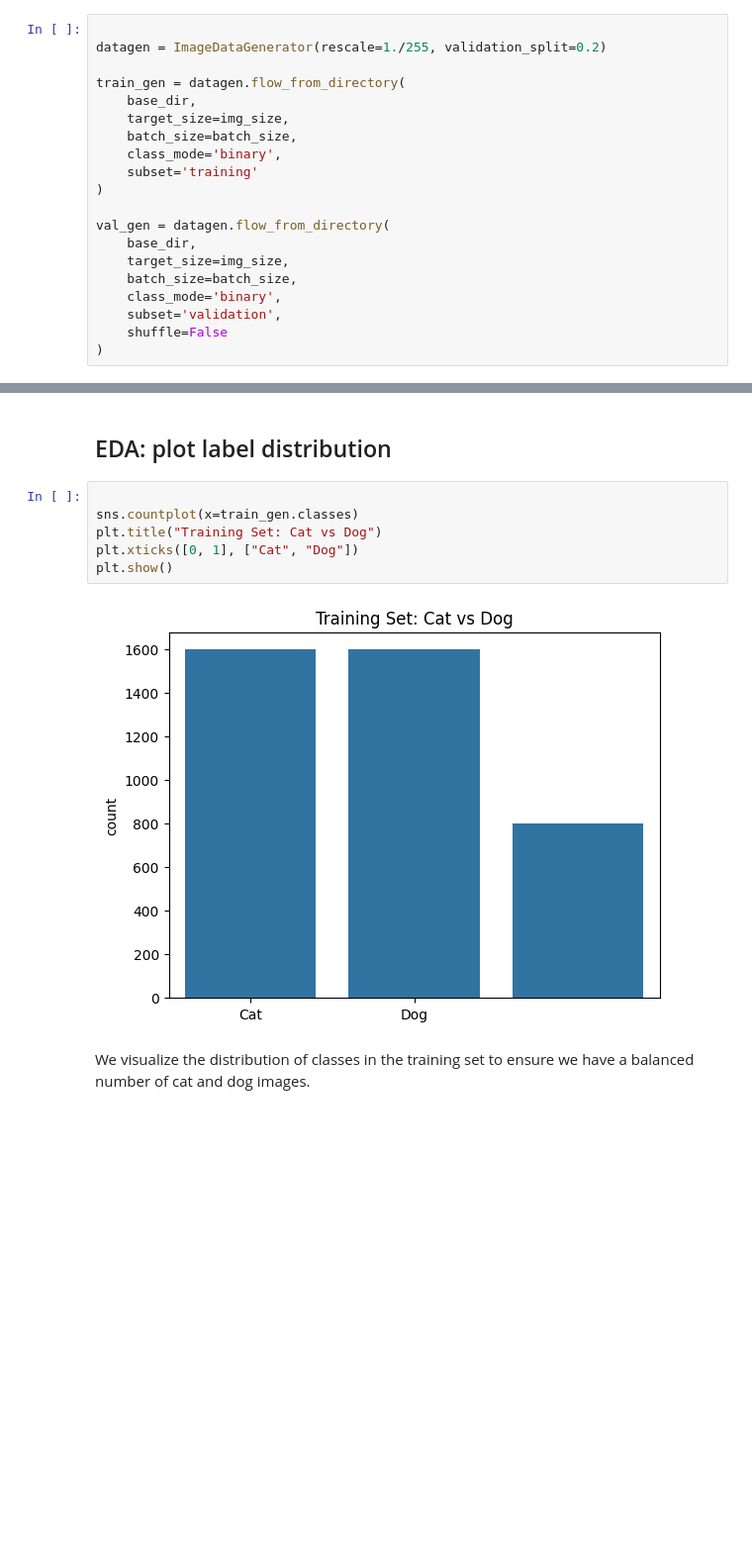
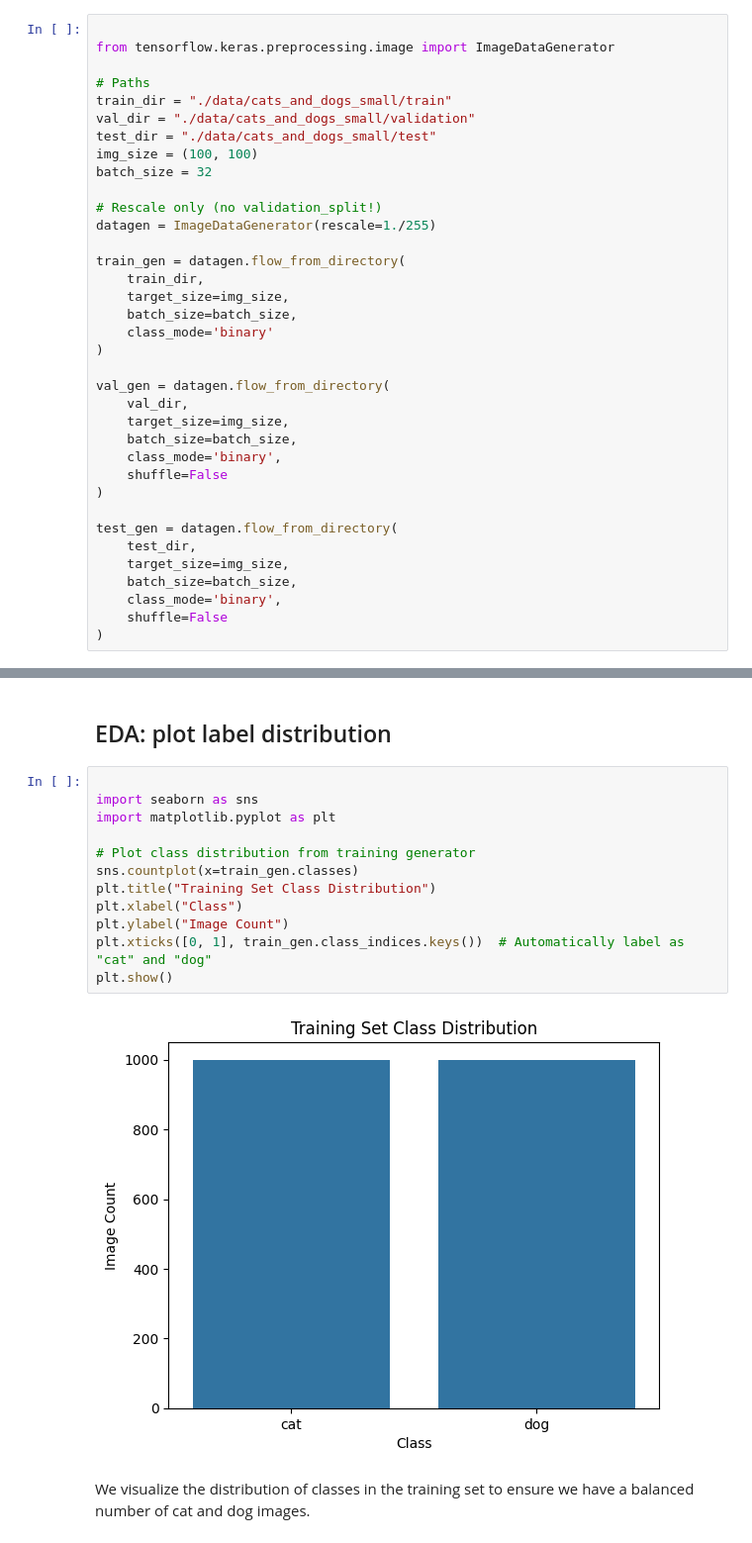
Before and after one commit to RehamAbuarqoub/Practical-Lab-3---Vanilla-CNN-and-Fine-Tune-VGG16, a Jupyter notebook: Lab 3.ipynb, the cells around one changed output, grey strips where cells are left out. Shown at 99% size. Drawn from its saved outputs; the diff is of its cells as text; blank space fills up the shorter version.

```diff
--- a/Lab 3.ipynb
+++ b/Lab 3.ipynb
@@ -165,22 +165,38 @@ This charts shows the images dimention distribution, this data has different siz
 # 3. Image preprocessing with generators
 # %%
 
-datagen = ImageDataGenerator(rescale=1./255, validation_split=0.2)
+from tensorflow.keras.preprocessing.image import ImageDataGenerator
+
+# Paths
+train_dir = "./data/cats_and_dogs_small/train"
+val_dir = "./data/cats_and_dogs_small/validation"
+test_dir = "./data/cats_and_dogs_small/test"
+img_size = (100, 100)
+batch_size = 32
+
+# Rescale only (no validation_split!)
+datagen = ImageDataGenerator(rescale=1./255)
 
 train_gen = datagen.flow_from_directory(
-    base_dir,
+    train_dir,
+    target_size=img_size,
+    batch_size=batch_size,
+    class_mode='binary'
+)
+
+val_gen = datagen.flow_from_directory(
+    val_dir,
     target_size=img_size,
     batch_size=batch_size,
     class_mode='binary',
-    subset='training'
+    shuffle=False
 )
 
-val_gen = datagen.flow_from_directory(
-    base_dir,
+test_gen = datagen.flow_from_directory(
+    test_dir,
     target_size=img_size,
     batch_size=batch_size,
     class_mode='binary',
-    subset='validation',
     shuffle=False
 )
 # %% [output]
@@ -192,12 +209,18 @@ We used `ImageDataGenerator` with `target_size=(100, 100)` to ensure all images
 ## EDA: plot label distribution
 # %%
 
+import seaborn as sns
+import matplotlib.pyplot as plt
+
+# Plot class distribution from training generator
 sns.countplot(x=train_gen.classes)
-plt.title("Training Set: Cat vs Dog")
-plt.xticks([0, 1], ["Cat", "Dog"])
+plt.title("Training Set Class Distribution")
+plt.xlabel("Class")
+plt.ylabel("Image Count")
+plt.xticks([0, 1], train_gen.class_indices.keys())  # Automatically label as "cat" and "dog"
 plt.show()
 # %% [output]
-[figure, old version]
+[figure, new version]
 # %% [markdown]
 We visualize the distribution of classes in the training set to ensure we have a balanced number of cat and dog images.
 # %% [markdown]
```
Also changed, not shown: parts of 8 cells of this notebook, 4 other files.
